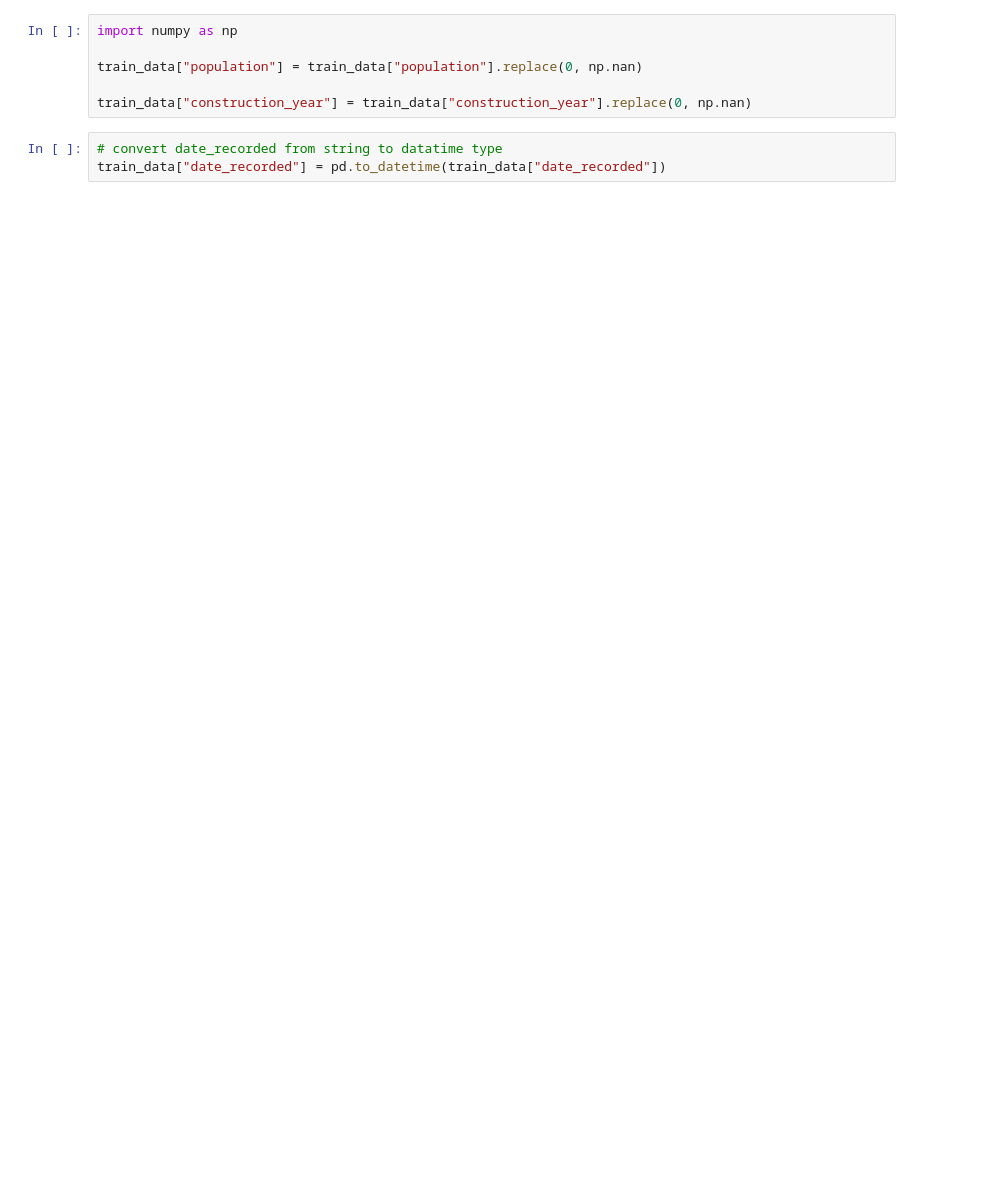
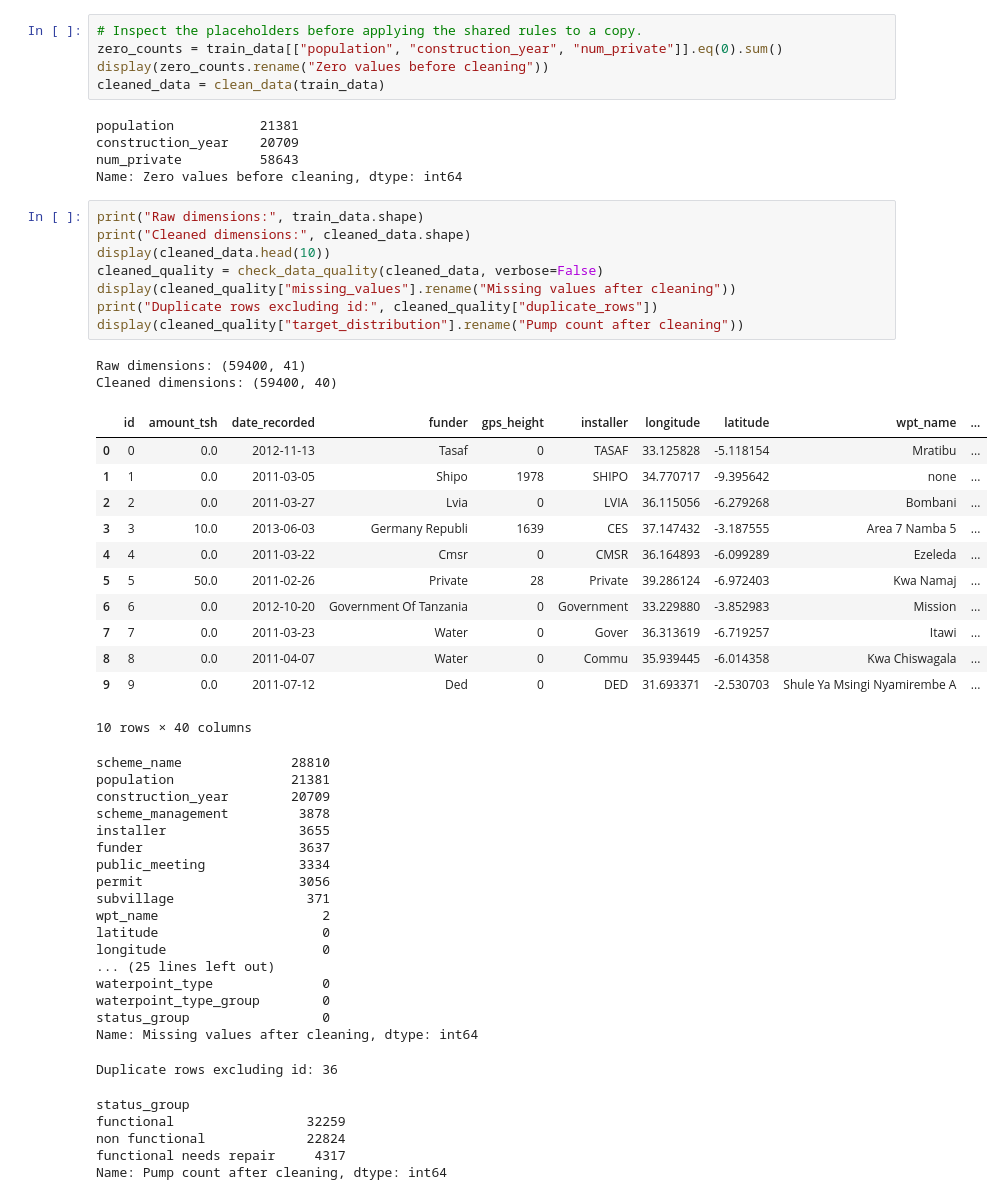
Before and after one commit to marblehub/data-circle, a Jupyter notebook: projects/water_pumps/team-WTM/notebooks/data_audit.ipynb, the cells around one changed output. Saved outputs shown, nothing was run; the diff lists cells and outputs as text; blank space fills up the shorter version.

```diff
--- a/projects/water_pumps/team-WTM/notebooks/data_audit.ipynb
+++ b/projects/water_pumps/team-WTM/notebooks/data_audit.ipynb
@@ -157,10 +392,57 @@ Observation: 1.No missing values in the numeric_columns
 # %%
-import numpy as np
-
-train_data["population"] = train_data["population"].replace(0, np.nan)
-
-train_data["construction_year"] = train_data["construction_year"].replace(0, np.nan)
+# Inspect the placeholders before applying the shared rules to a copy.
+zero_counts = train_data[["population", "construction_year", "num_private"]].eq(0).sum()
+display(zero_counts.rename("Zero values before cleaning"))
+cleaned_data = clean_data(train_data)
+# %% [output]
+population           21381
+construction_year    20709
+num_private          58643
+Name: Zero values before cleaning, dtype: int64
 # %%
-# convert date_recorded from string to datatime type
-train_data["date_recorded"] = pd.to_datetime(train_data["date_recorded"])
+print("Raw dimensions:", train_data.shape)
+print("Cleaned dimensions:", cleaned_data.shape)
+display(cleaned_data.head(10))
+cleaned_quality = check_data_quality(cleaned_data, verbose=False)
+display(cleaned_quality["missing_values"].rename("Missing values after cleaning"))
+print("Duplicate rows excluding id:", cleaned_quality["duplicate_rows"])
+display(cleaned_quality["target_distribution"].rename("Pump count after cleaning"))
+# %% [output]
+Raw dimensions: (59400, 41)
+Cleaned dimensions: (59400, 40)
+|  | id | amount_tsh | date_recorded | funder | gps_height | installer | longitude | latitude | wpt_name | ... |
+| 0 | 0 | 0.0 | 2012-11-13 | Tasaf | 0 | TASAF | 33.125828 | -5.118154 | Mratibu | ... |
+| 1 | 1 | 0.0 | 2011-03-05 | Shipo | 1978 | SHIPO | 34.770717 | -9.395642 | none | ... |
+| 2 | 2 | 0.0 | 2011-03-27 | Lvia | 0 | LVIA | 36.115056 | -6.279268 | Bombani | ... |
+| 3 | 3 | 10.0 | 2013-06-03 | Germany Republi | 1639 | CES | 37.147432 | -3.187555 | Area 7 Namba 5 | ... |
+| 4 | 4 | 0.0 | 2011-03-22 | Cmsr | 0 | CMSR | 36.164893 | -6.099289 | Ezeleda | ... |
+| 5 | 5 | 50.0 | 2011-02-26 | Private | 28 | Private | 39.286124 | -6.972403 | Kwa Namaj | ... |
+| 6 | 6 | 0.0 | 2012-10-20 | Government Of Tanzania | 0 | Government | 33.229880 | -3.852983 | Mission | ... |
+| 7 | 7 | 0.0 | 2011-03-23 | Water | 0 | Gover | 36.313619 | -6.719257 | Itawi | ... |
+| 8 | 8 | 0.0 | 2011-04-07 | Water | 0 | Commu | 35.939445 | -6.014358 | Kwa Chiswagala | ... |
+| 9 | 9 | 0.0 | 2011-07-12 | Ded | 0 | DED | 31.693371 | -2.530703 | Shule Ya Msingi Nyamirembe A | ... |
+10 rows × 40 columns
+scheme_name              28810
+population               21381
+construction_year        20709
+scheme_management         3878
+installer                 3655
+funder                    3637
+public_meeting            3334
+permit                    3056
+subvillage                 371
+wpt_name                     2
+latitude                     0
+longitude                    0
+... (25 lines left out)
+waterpoint_type              0
+waterpoint_type_group        0
+status_group                 0
+Name: Missing values after cleaning, dtype: int64
+Duplicate rows excluding id: 36
+status_group
+functional                 32259
+non functional             22824
+functional needs repair     4317
+Name: Pump count after cleaning, dtype: int64
 # %% [markdown]
```
Also changed, not shown: parts of 36 cells of this notebook, 4 other files.
